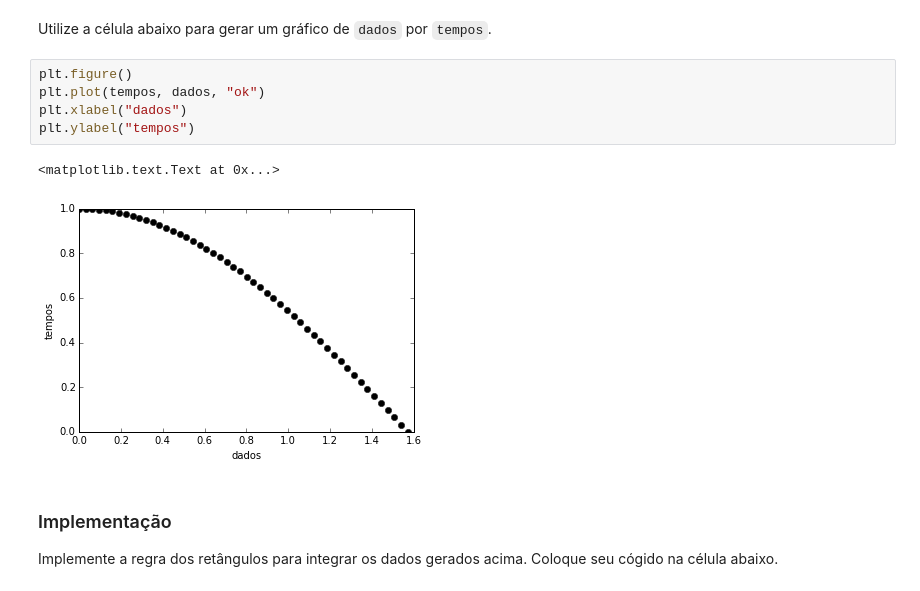
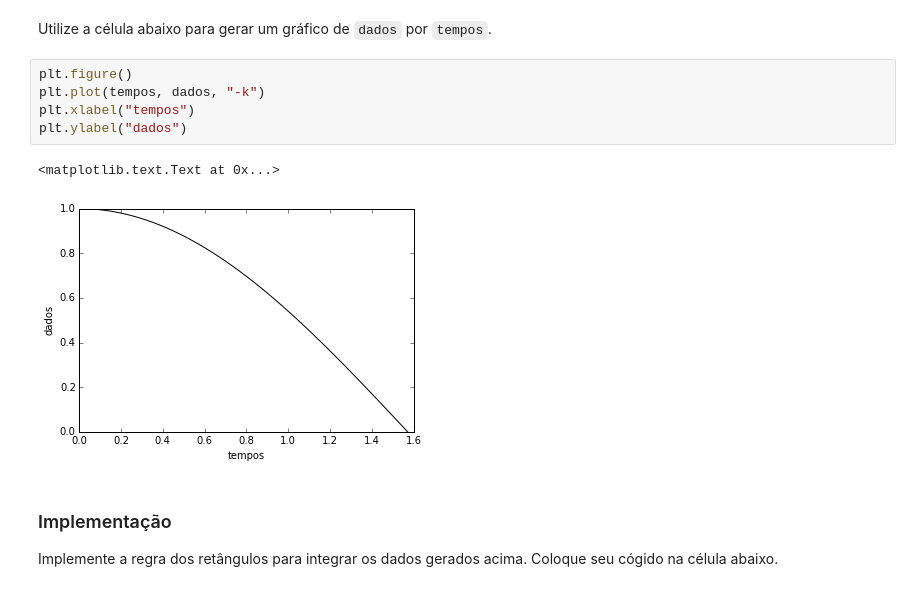
Before and after one commit to mat-esp-2015/integracao-marcia-luiza-rieli, a Jupyter notebook: tarefa-integracao.ipynb, the cells around one changed output. Saved outputs shown, nothing was run; the diff lists cells and outputs as text.

```diff
--- a/tarefa-integracao.ipynb
+++ b/tarefa-integracao.ipynb
@@ -79,12 +79,12 @@ Espaçamento entre os dados: 0.0320570678937734
 Utilize a célula abaixo para gerar um gráfico de `dados` por `tempos`.
 # %%
 plt.figure()
-plt.plot(tempos, dados, "ok")
-plt.xlabel("dados")
-plt.ylabel("tempos")
+plt.plot(tempos, dados, "-k")
+plt.xlabel("tempos")
+plt.ylabel("dados")
 # %% [output]
 <matplotlib.text.Text at 0x...>
-[figure, old version]
+[figure, new version]
 # %% [markdown]
 ### Implementação
 
```
Also changed, not shown: parts of 2 cells of this notebook.
